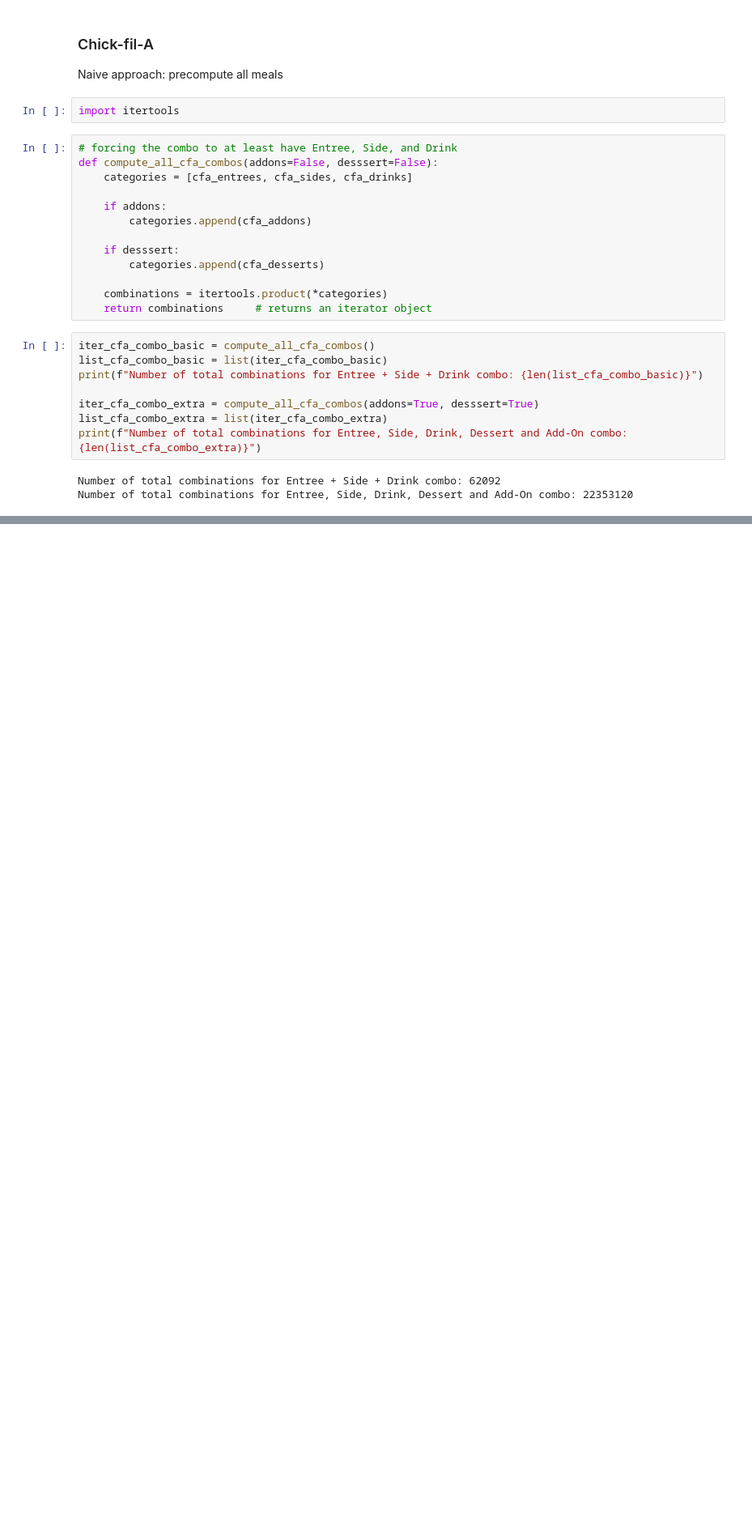
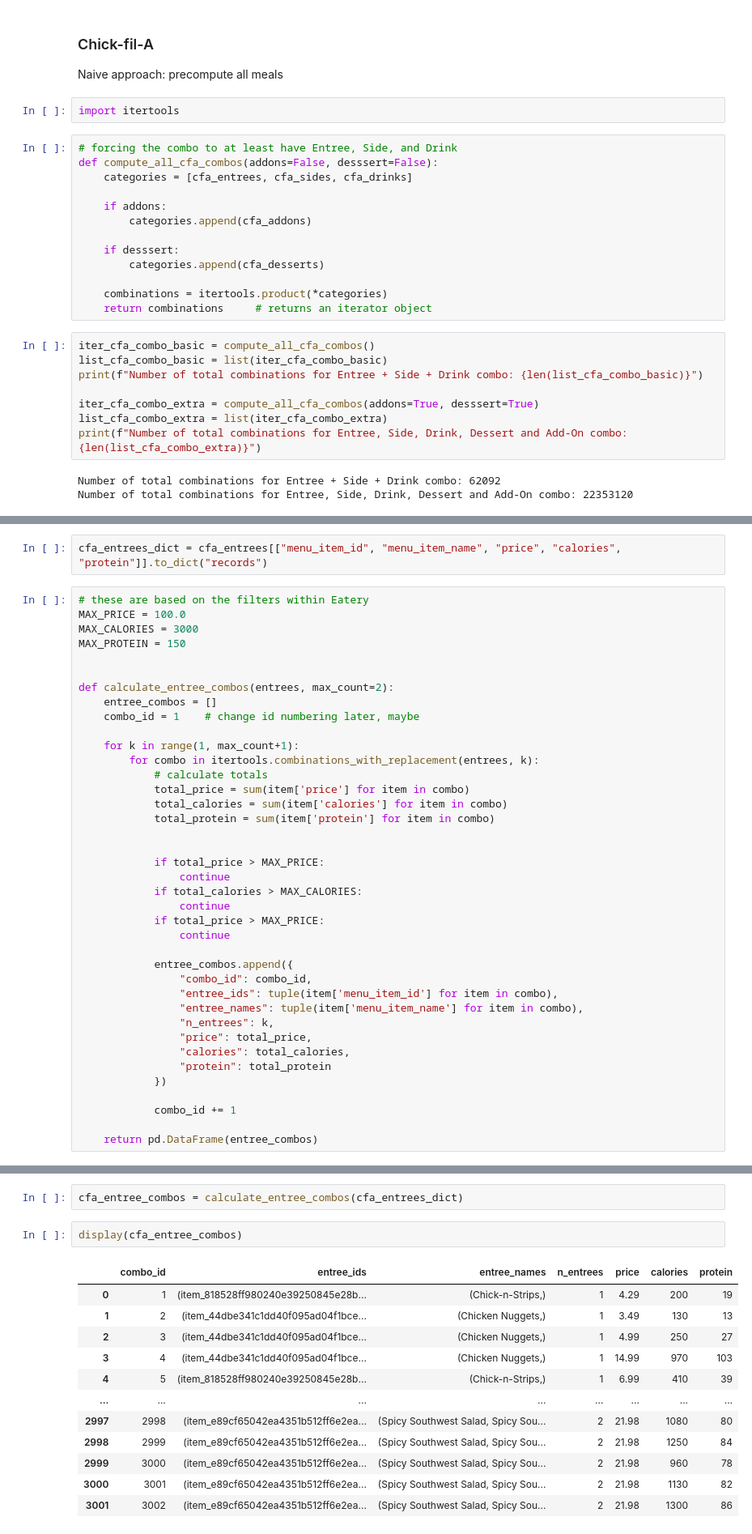
Before and after one commit to aalfurai/EateryAI, a Jupyter notebook: sandbox/meal_combo_sandbox.ipynb, the cells around one changed output, grey strips where cells are left out. Shown at 81% size. Cells and saved outputs as stored; diff of their text form; blank space fills up the shorter version.

Commit message:
explored calculating entree combos

```diff
--- a/sandbox/meal_combo_sandbox.ipynb
+++ b/sandbox/meal_combo_sandbox.ipynb
@@ -380,0 +405,41 @@ Number of total combinations for Entree, Side, Drink, Dessert and Add-On combo:
+# %%
+cfa_entrees_dict = cfa_entrees[["menu_item_id", "menu_item_name", "price", "calories", "protein"]].to_dict("records")
+# %%
+# these are based on the filters within Eatery
+MAX_PRICE = 100.0
+MAX_CALORIES = 3000
+MAX_PROTEIN = 150
+
+
+def calculate_entree_combos(entrees, max_count=2):
+    entree_combos = []
+    combo_id = 1    # change id numbering later, maybe
+
+    for k in range(1, max_count+1):
+        for combo in itertools.combinations_with_replacement(entrees, k):
+            # calculate totals
+            total_price = sum(item['price'] for item in combo)
+            total_calories = sum(item['calories'] for item in combo)
+            total_protein = sum(item['protein'] for item in combo)
+
+
+            if total_price > MAX_PRICE:
+                continue
+            if total_calories > MAX_CALORIES:
+                continue
+            if total_price > MAX_PRICE:
+                continue
+
+            entree_combos.append({
+                "combo_id": combo_id,
+                "entree_ids": tuple(item['menu_item_id'] for item in combo),
+                "entree_names": tuple(item['menu_item_name'] for item in combo),
+                "n_entrees": k,
+                "price": total_price,
+                "calories": total_calories,
+                "protein": total_protein
+            })
+
+            combo_id += 1
+
+    return pd.DataFrame(entree_combos)
@@ -380,0 +455,17 @@ Number of total combinations for Entree, Side, Drink, Dessert and Add-On combo:
+# %%
+cfa_entree_combos = calculate_entree_combos(cfa_entrees_dict)
+# %%
+display(cfa_entree_combos)
+# %% [output]
+|  | combo_id | entree_ids | entree_names | n_entrees | price | calories | protein |
+| 0 | 1 | (item_818528ff980240e39250845e28b... | (Chick-n-Strips,) | 1 | 4.29 | 200 | 19 |
+| 1 | 2 | (item_44dbe341c1dd40f095ad04f1bce... | (Chicken Nuggets,) | 1 | 3.49 | 130 | 13 |
+| 2 | 3 | (item_44dbe341c1dd40f095ad04f1bce... | (Chicken Nuggets,) | 1 | 4.99 | 250 | 27 |
+| 3 | 4 | (item_44dbe341c1dd40f095ad04f1bce... | (Chicken Nuggets,) | 1 | 14.99 | 970 | 103 |
+| 4 | 5 | (item_818528ff980240e39250845e28b... | (Chick-n-Strips,) | 1 | 6.99 | 410 | 39 |
+| ... | ... | ... | ... | ... | ... | ... | ... |
+| 2997 | 2998 | (item_e89cf65042ea4351b512ff6e2ea... | (Spicy Southwest Salad, Spicy Sou... | 2 | 21.98 | 1080 | 80 |
+| 2998 | 2999 | (item_e89cf65042ea4351b512ff6e2ea... | (Spicy Southwest Salad, Spicy Sou... | 2 | 21.98 | 1250 | 84 |
+| 2999 | 3000 | (item_e89cf65042ea4351b512ff6e2ea... | (Spicy Southwest Salad, Spicy Sou... | 2 | 21.98 | 960 | 78 |
+| 3000 | 3001 | (item_e89cf65042ea4351b512ff6e2ea... | (Spicy Southwest Salad, Spicy Sou... | 2 | 21.98 | 1130 | 82 |
+| 3001 | 3002 | (item_e89cf65042ea4351b512ff6e2ea... | (Spicy Southwest Salad, Spicy Sou... | 2 | 21.98 | 1300 | 86 |
```
Also changed, not shown: parts of 21 cells of this notebook.
